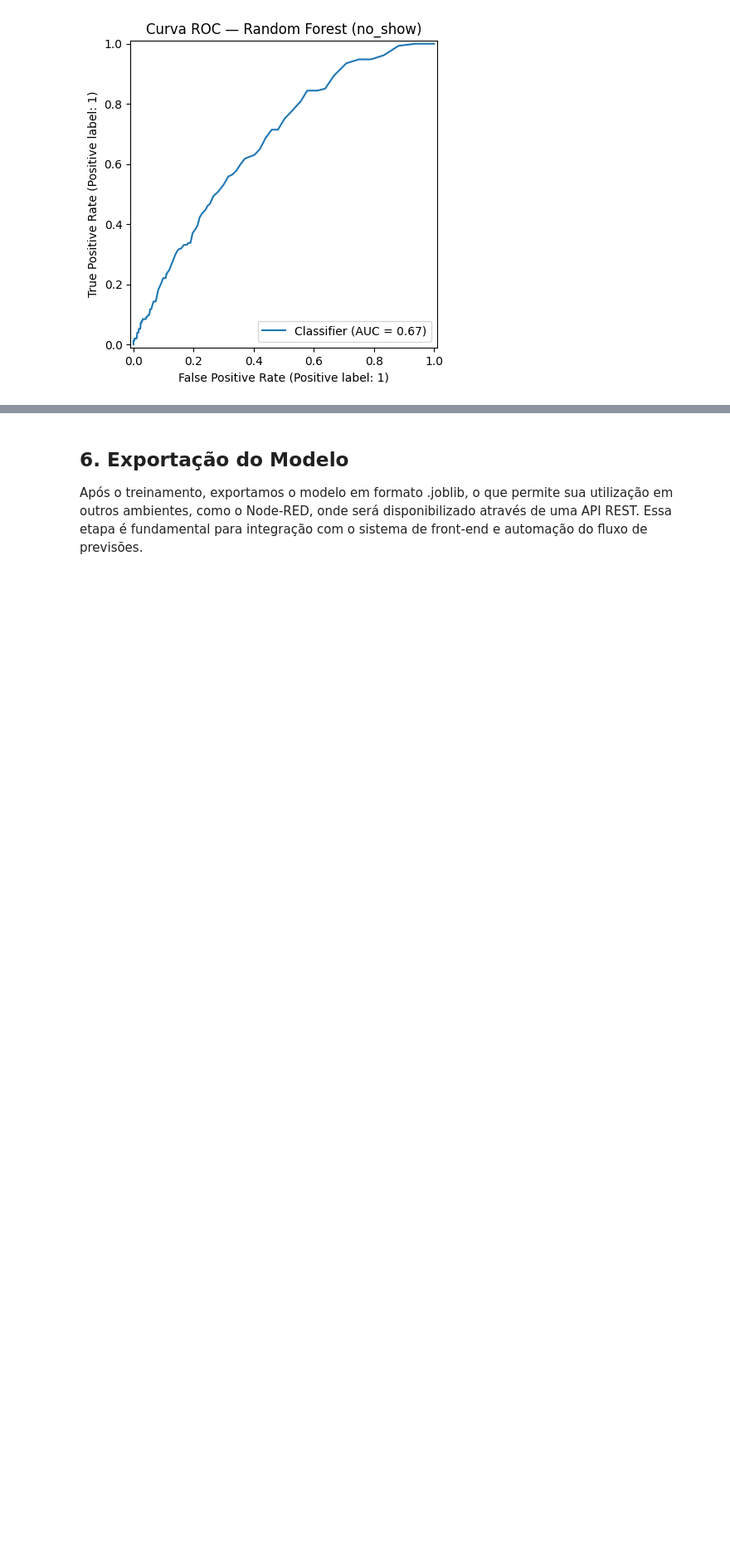
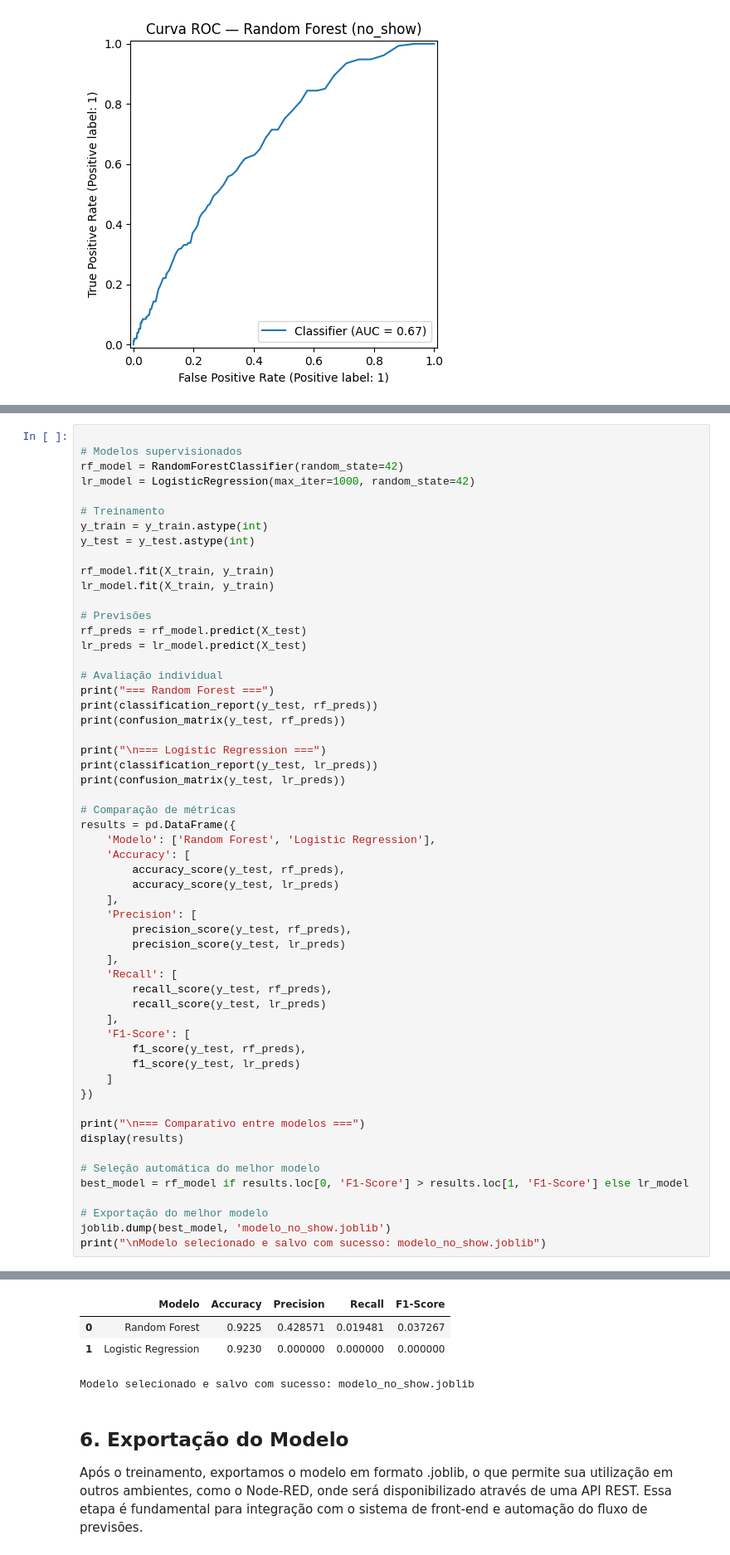
Before and after one commit to gustavaress/Sprint-4-IA-2025, a Jupyter notebook: Sprint4_IA_enhanced.ipynb, the cells around one changed output, grey strips where cells are left out. Shown at 83% size. Cells and saved outputs as stored; diff of their text form; blank space fills up the shorter version.

```diff
--- a/Sprint4_IA_enhanced.ipynb
+++ b/Sprint4_IA_enhanced.ipynb
@@ -352,0 +362,57 @@ AUC-ROC: 0.6746
+# %%
+
+# Modelos supervisionados
+rf_model = RandomForestClassifier(random_state=42)
+lr_model = LogisticRegression(max_iter=1000, random_state=42)
+
+# Treinamento
+y_train = y_train.astype(int)
+y_test = y_test.astype(int)
+
+rf_model.fit(X_train, y_train)
+lr_model.fit(X_train, y_train)
+
+# Previsões
+rf_preds = rf_model.predict(X_test)
+lr_preds = lr_model.predict(X_test)
+
+# Avaliação individual
+print("=== Random Forest ===")
+print(classification_report(y_test, rf_preds))
+print(confusion_matrix(y_test, rf_preds))
+
+print("\n=== Logistic Regression ===")
+print(classification_report(y_test, lr_preds))
+print(confusion_matrix(y_test, lr_preds))
+
+# Comparação de métricas
+results = pd.DataFrame({
+    'Modelo': ['Random Forest', 'Logistic Regression'],
+    'Accuracy': [
+        accuracy_score(y_test, rf_preds),
+        accuracy_score(y_test, lr_preds)
+    ],
+    'Precision': [
+        precision_score(y_test, rf_preds),
+        precision_score(y_test, lr_preds)
+    ],
+    'Recall': [
+        recall_score(y_test, rf_preds),
+        recall_score(y_test, lr_preds)
+    ],
+    'F1-Score': [
+        f1_score(y_test, rf_preds),
+        f1_score(y_test, lr_preds)
+    ]
+})
+
+print("\n=== Comparativo entre modelos ===")
+display(results)
+
+# Seleção automática do melhor modelo
+best_model = rf_model if results.loc[0, 'F1-Score'] > results.loc[1, 'F1-Score'] else lr_model
+
+# Exportação do melhor modelo
+joblib.dump(best_model, 'modelo_no_show.joblib')
+print("\nModelo selecionado e salvo com sucesso: modelo_no_show.joblib")
+# %% [output]
@@ -353,3 +436,7 @@ AUC-ROC: 0.6746
+|  | Modelo | Accuracy | Precision | Recall | F1-Score |
+| 0 | Random Forest | 0.9225 | 0.428571 | 0.019481 | 0.037267 |
+| 1 | Logistic Regression | 0.9230 | 0.000000 | 0.000000 | 0.000000 |
+Modelo selecionado e salvo com sucesso: modelo_no_show.joblib
 # %% [markdown]
 ## 6. Exportação do Modelo
 
```
Also changed, not shown: parts of 9 cells of this notebook, 1 other file.
